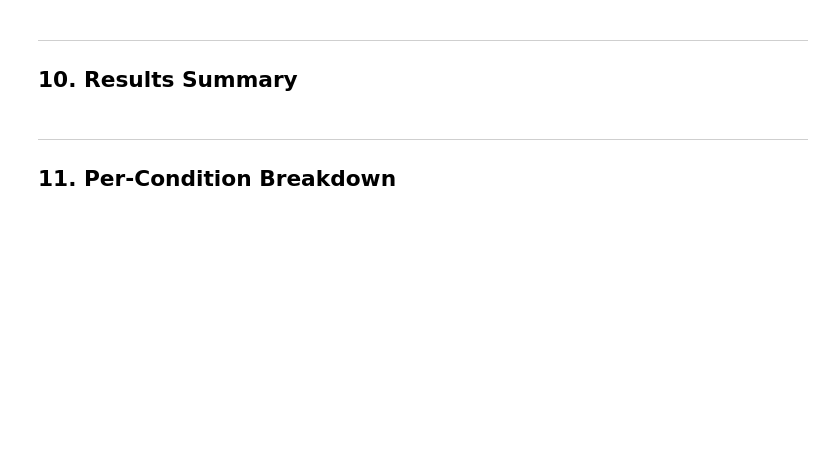
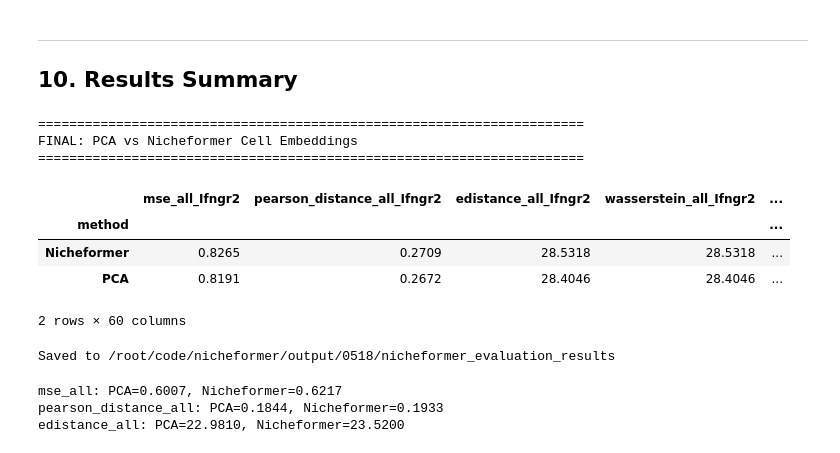
Before and after one commit to The-fourth-Marquis/Nicheformer, a Jupyter notebook: output/0518/nicheformer_vs_linear_perturbation.ipynb, the cells around one changed output. Saved outputs shown, nothing was run; the diff lists cells and outputs as text; code cells hidden in the pictures; blank space fills up the shorter version.

```diff
--- a/output/0518/nicheformer_vs_linear_perturbation.ipynb
+++ b/output/0518/nicheformer_vs_linear_perturbation.ipynb
@@ -566,23 +708,28 @@ print(f'\nCollected {len(all_eval_results)} evaluation results')
 ---
 ## 10. Results Summary
 # %%
-if all_eval_results:
-    combined = pd.concat(all_eval_results, ignore_index=True)
-
-    # Per-method summary across all conditions
-    metric_cols = [c for c in combined.columns
-                   if c not in ('method', 'condition')]
-
+if all_eval:
+    combined = pd.concat(all_eval, ignore_index=True)
+    metric_cols = [c for c in combined.columns if c not in ('method', 'condition')]
     summary = combined.groupby('method')[metric_cols].mean()
 
     print('=' * 70)
-    print('FINAL COMPARISON: PCA vs Nicheformer Gene Embeddings')
+    print('FINAL: PCA vs Nicheformer Cell Embeddings')
     print('=' * 70)
     display(summary.round(4))
 
-    # Save
     combined.to_csv(os.path.join(OUTPUT_DIR, 'method_comparison.csv'), index=False)
     summary.to_csv(os.path.join(OUTPUT_DIR, 'method_summary.csv'))
     print(f'\nSaved to {OUTPUT_DIR}')
 else:
-    print('No evaluation results to display.')
+    print('No results.')
+# %% [output]
+======================================================================
+FINAL: PCA vs Nicheformer Cell Embeddings
+======================================================================
+|  | mse_all_Ifngr2 | pearson_distance_all_Ifngr2 | edistance_all_Ifngr2 | wasserstein_all_Ifngr2 | ... |
+| method |  |  |  |  | ... |
+| Nicheformer | 0.8265 | 0.2709 | 28.5318 | 28.5318 | ... |
+| PCA | 0.8191 | 0.2672 | 28.4046 | 28.4046 | ... |
+2 rows × 60 columns
+Saved to /root/code/nicheformer/output/0518/nicheformer_evaluation_results
@@ -615,3 +735,0 @@ if all_eval_results:
-# %% [markdown]
----
-## 11. Per-Condition Breakdown
@@ -624,2 +736,13 @@ if all_eval_results:
+# %%
+# Bar chart
+if all_eval:
+    for metric in ['mse_all', 'pearson_distance_all', 'edistance_all']:
+        if metric in combined.columns:
+            means = combined.groupby('method')[metric].mean()
+            print(f'{metric}: PCA={means.get("PCA","?"):.4f}, Nicheformer={means.get("Nicheformer","?"):.4f}')
+# %% [output]
+mse_all: PCA=0.6007, Nicheformer=0.6217
+pearson_distance_all: PCA=0.1844, Nicheformer=0.1933
+edistance_all: PCA=22.9810, Nicheformer=23.5200
 # %% [markdown]
 ---
```
Also changed, not shown: parts of 64 cells of this notebook, 9 other files.
